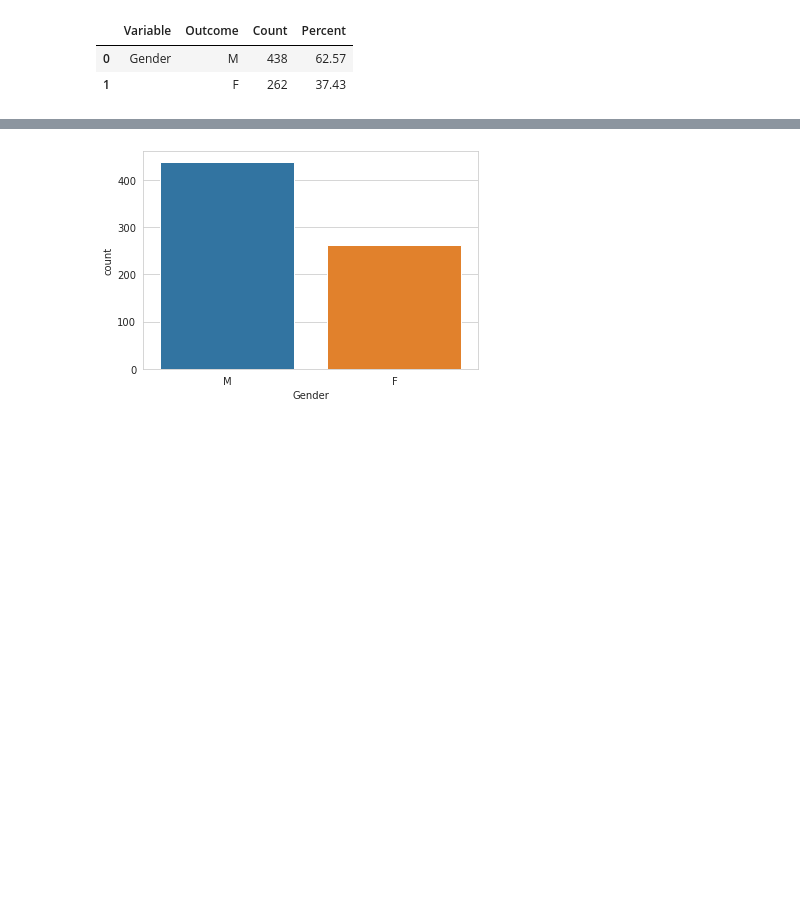
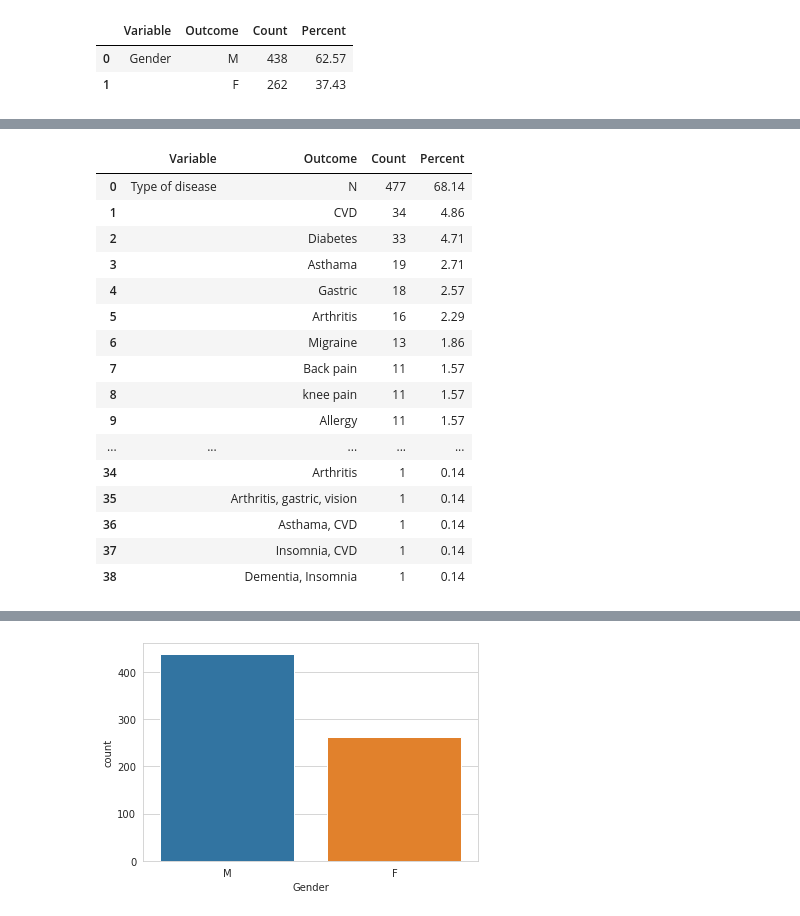
Before and after one commit to hossainlab/Diabetes_Study, a Jupyter notebook: Diabetes Survey Analysis.ipynb, the cells around one changed output, grey strips where cells are left out. Cells and saved outputs as stored; diff of their text form; code cells hidden in the pictures; blank space fills up the shorter version.

```diff
--- a/Diabetes Survey Analysis.ipynb
+++ b/Diabetes Survey Analysis.ipynb
@@ -147,0 +164,21 @@ rp.summary_cat(categorical_df['Gender'])
+# %%
+# summary of type of disease
+rp.summary_cat(df['Type of disease'])
+# %% [output]
+|  | Variable | Outcome | Count | Percent |
+| 0 | Type of disease | N | 477 | 68.14 |
+| 1 |  | CVD | 34 | 4.86 |
+| 2 |  | Diabetes | 33 | 4.71 |
+| 3 |  | Asthama | 19 | 2.71 |
+| 4 |  | Gastric | 18 | 2.57 |
+| 5 |  | Arthritis | 16 | 2.29 |
+| 6 |  | Migraine | 13 | 1.86 |
+| 7 |  | Back pain | 11 | 1.57 |
+| 8 |  | knee pain | 11 | 1.57 |
+| 9 |  | Allergy | 11 | 1.57 |
+| ... | ... | ... | ... | ... |
+| 34 |  | Arthritis | 1 | 0.14 |
+| 35 |  | Arthritis, gastric, vision | 1 | 0.14 |
+| 36 |  | Asthama, CVD | 1 | 0.14 |
+| 37 |  | Insomnia, CVD | 1 | 0.14 |
+| 38 |  | Dementia, Insomnia | 1 | 0.14 |
```
Also changed, not shown: parts of 18 cells of this notebook, 9 other files.
